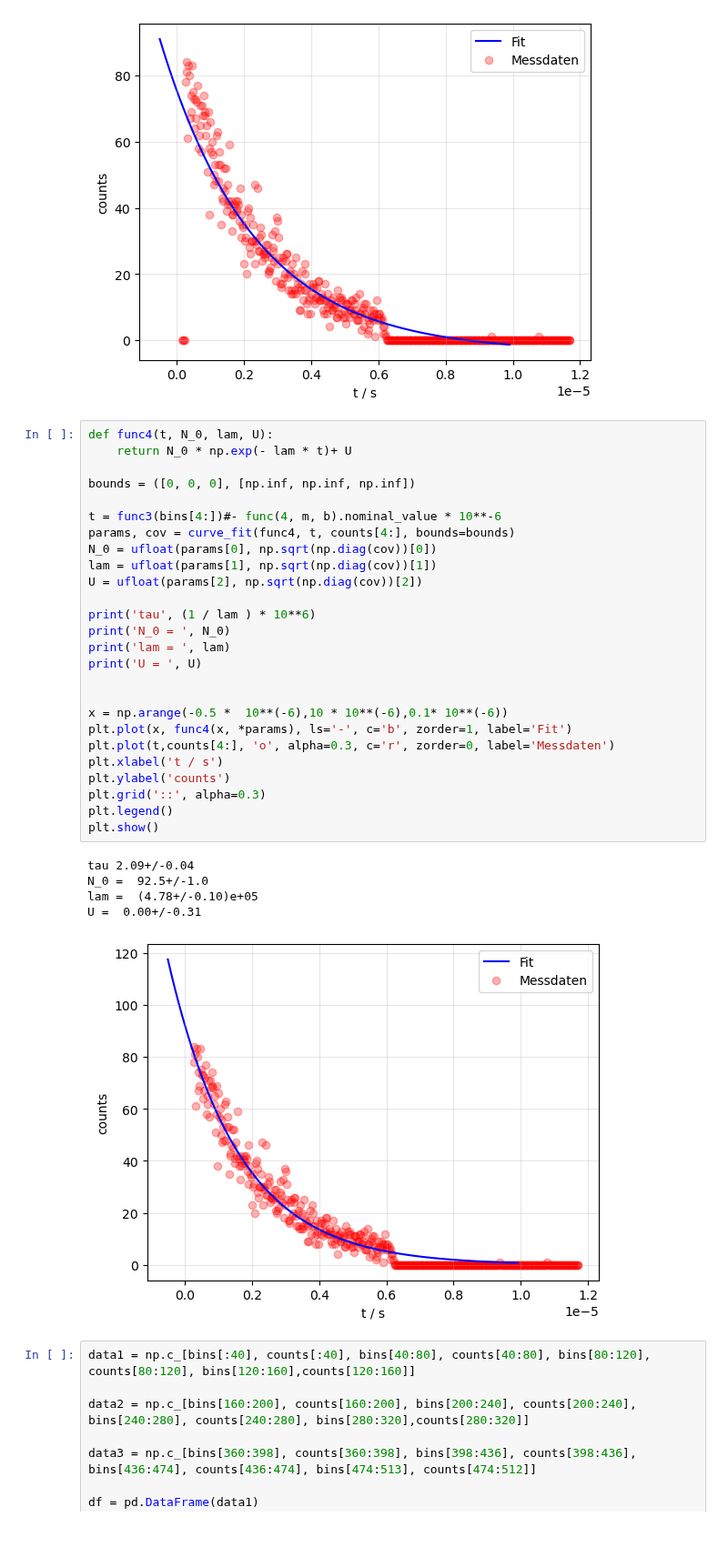
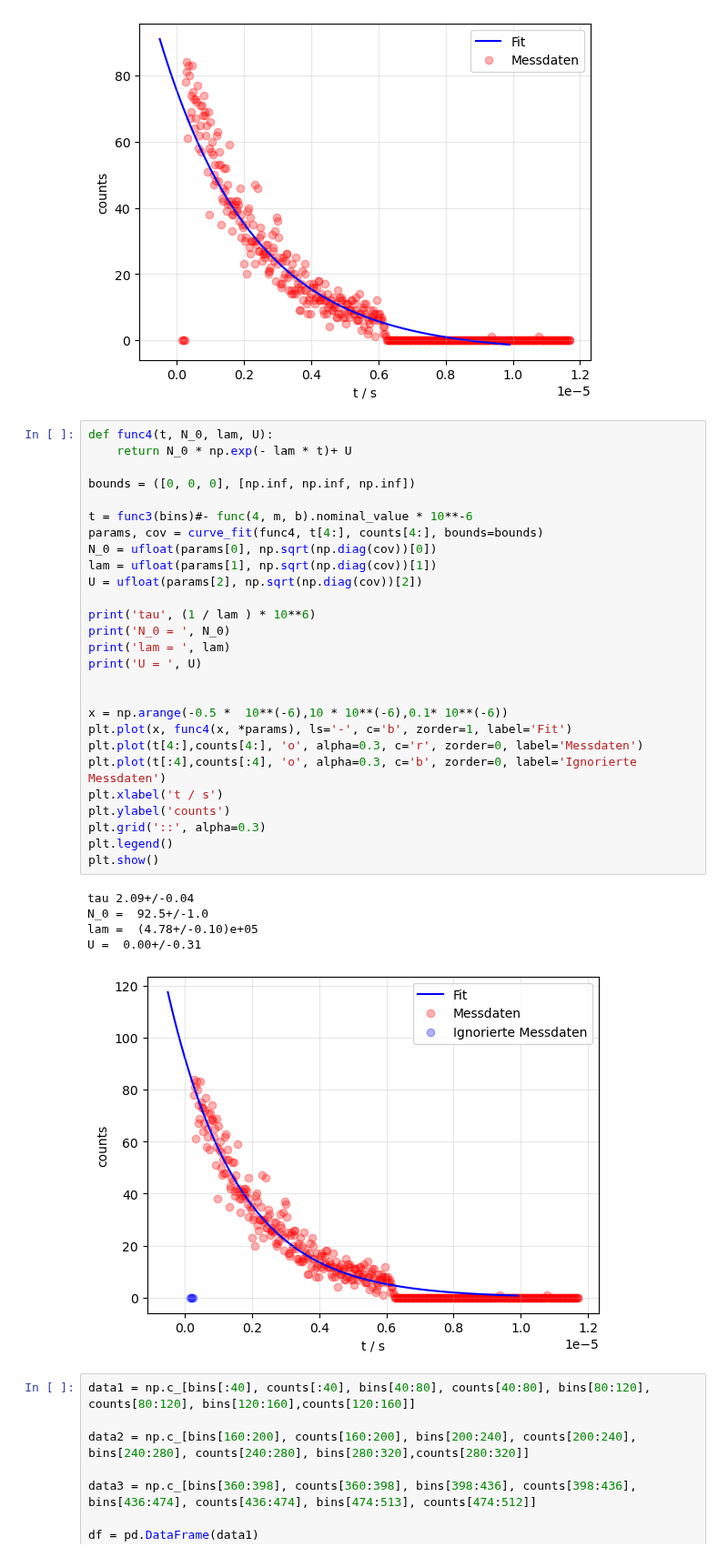
Before and after one commit to waerther/fortgeschrittenenpraktikum, a Jupyter notebook: v01/auswertung.ipynb, the cells around one changed output. Shown at 91% size. Cells and saved outputs as stored; diff of their text form.

```diff
--- a/v01/auswertung.ipynb
+++ b/v01/auswertung.ipynb
@@ -150,35 +150,36 @@ Fehler:  [1.55335125e+00 1.64916559e+04 8.28314658e-01]
 # %%
 def func4(t, N_0, lam, U):
     return N_0 * np.exp(- lam * t)+ U
 
 bounds = ([0, 0, 0], [np.inf, np.inf, np.inf])
 
-t = func3(bins[4:])#- func(4, m, b).nominal_value * 10**-6
-params, cov = curve_fit(func4, t, counts[4:], bounds=bounds)
+t = func3(bins)#- func(4, m, b).nominal_value * 10**-6
+params, cov = curve_fit(func4, t[4:], counts[4:], bounds=bounds)
 N_0 = ufloat(params[0], np.sqrt(np.diag(cov))[0])
 lam = ufloat(params[1], np.sqrt(np.diag(cov))[1])
 U = ufloat(params[2], np.sqrt(np.diag(cov))[2])
 
 print('tau', (1 / lam ) * 10**6)
 print('N_0 = ', N_0)
 print('lam = ', lam)
 print('U = ', U)
 
 
 x = np.arange(-0.5 *  10**(-6),10 * 10**(-6),0.1* 10**(-6))
 plt.plot(x, func4(x, *params), ls='-', c='b', zorder=1, label='Fit')
-plt.plot(t,counts[4:], 'o', alpha=0.3, c='r', zorder=0, label='Messdaten')
+plt.plot(t[4:],counts[4:], 'o', alpha=0.3, c='r', zorder=0, label='Messdaten')
+plt.plot(t[:4],counts[:4], 'o', alpha=0.3, c='b', zorder=0, label='Ignorierte Messdaten')
 plt.xlabel('t / s')
 plt.ylabel('counts')
 plt.grid('::', alpha=0.3)
 plt.legend()
 plt.show()
 # %% [output]
 tau 2.09+/-0.04
 N_0 =  92.5+/-1.0
 lam =  (4.78+/-0.10)e+05
 U =  0.00+/-0.31
-[figure, old version]
+[figure, new version]
 # %%
 data1 = np.c_[bins[:40], counts[:40], bins[40:80], counts[40:80], bins[80:120], counts[80:120], bins[120:160],counts[120:160]]
 
```
Also changed, not shown: 3 other files.
